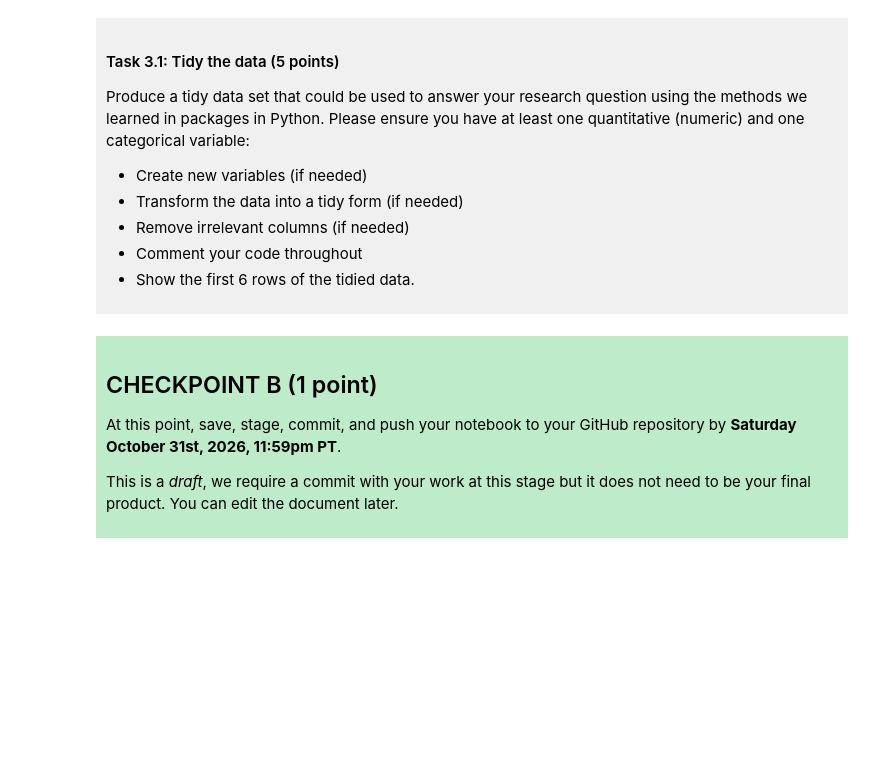
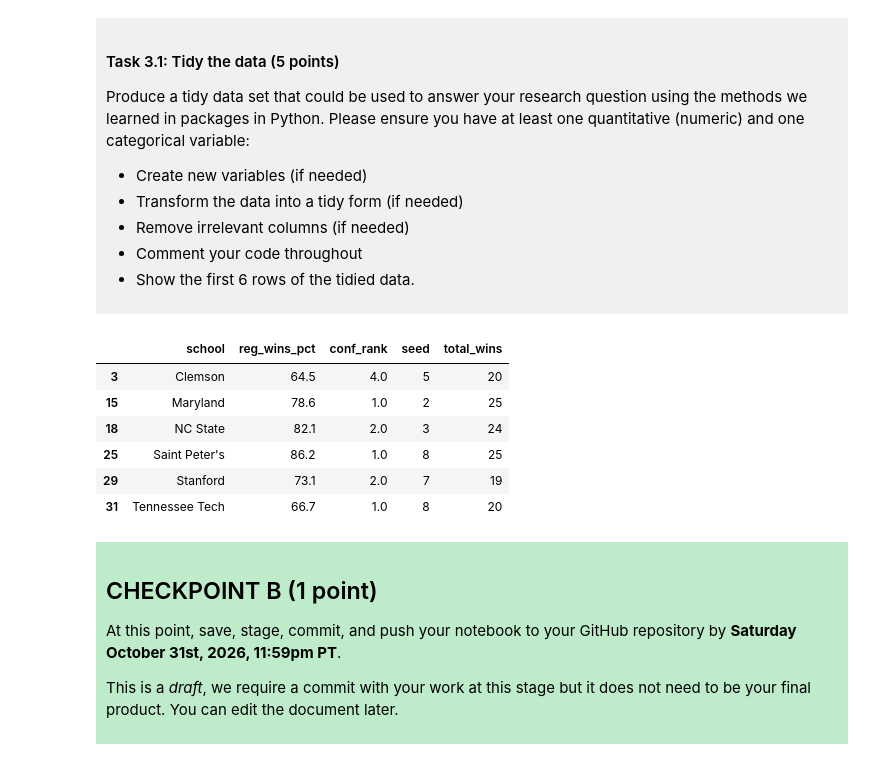
Before and after one commit to mdhali12/dsci-100-project-Manav_Dhaliwal, a Jupyter notebook: dsci-100-project-notebook.ipynb, the cells around one changed output. Drawn from its saved outputs; the diff is of its cells as text; code cells hidden in the pictures; blank space fills up the shorter version.

```diff
--- a/dsci-100-project-notebook.ipynb
+++ b/dsci-100-project-notebook.ipynb
@@ -187,7 +197,21 @@ Produce a tidy data set that could be used to answer your research question usin
 
 </div>
 # %%
-### EDIT THIS CODE CELL ###
+#I will be tidying my data by selecting only the relevent columns needed for the regression model
+#naming the tidy data frame tidied_df
+tidied_df=womens_march_madness[["school", "reg_wins_pct", "conf_rank", "seed", "total_wins"]]
+#droping any missing values to ensure a clean dataset
+tidied_df=tidied_df.dropna()
+#display the first 6 rows of the tidied data
+tidied_df.head(6)
+# %% [output]
+|  | school | reg_wins_pct | conf_rank | seed | total_wins |
+| 3 | Clemson | 64.5 | 4.0 | 5 | 20 |
+| 15 | Maryland | 78.6 | 1.0 | 2 | 25 |
+| 18 | NC State | 82.1 | 2.0 | 3 | 24 |
+| 25 | Saint Peter's | 86.2 | 1.0 | 8 | 25 |
+| 29 | Stanford | 73.1 | 2.0 | 7 | 19 |
+| 31 | Tennessee Tech | 66.7 | 1.0 | 8 | 20 |
 # %% [markdown]
 <div style="background-color: #beebca; padding: 10px;">
 
```
Also changed, not shown: parts of 3 cells of this notebook.
